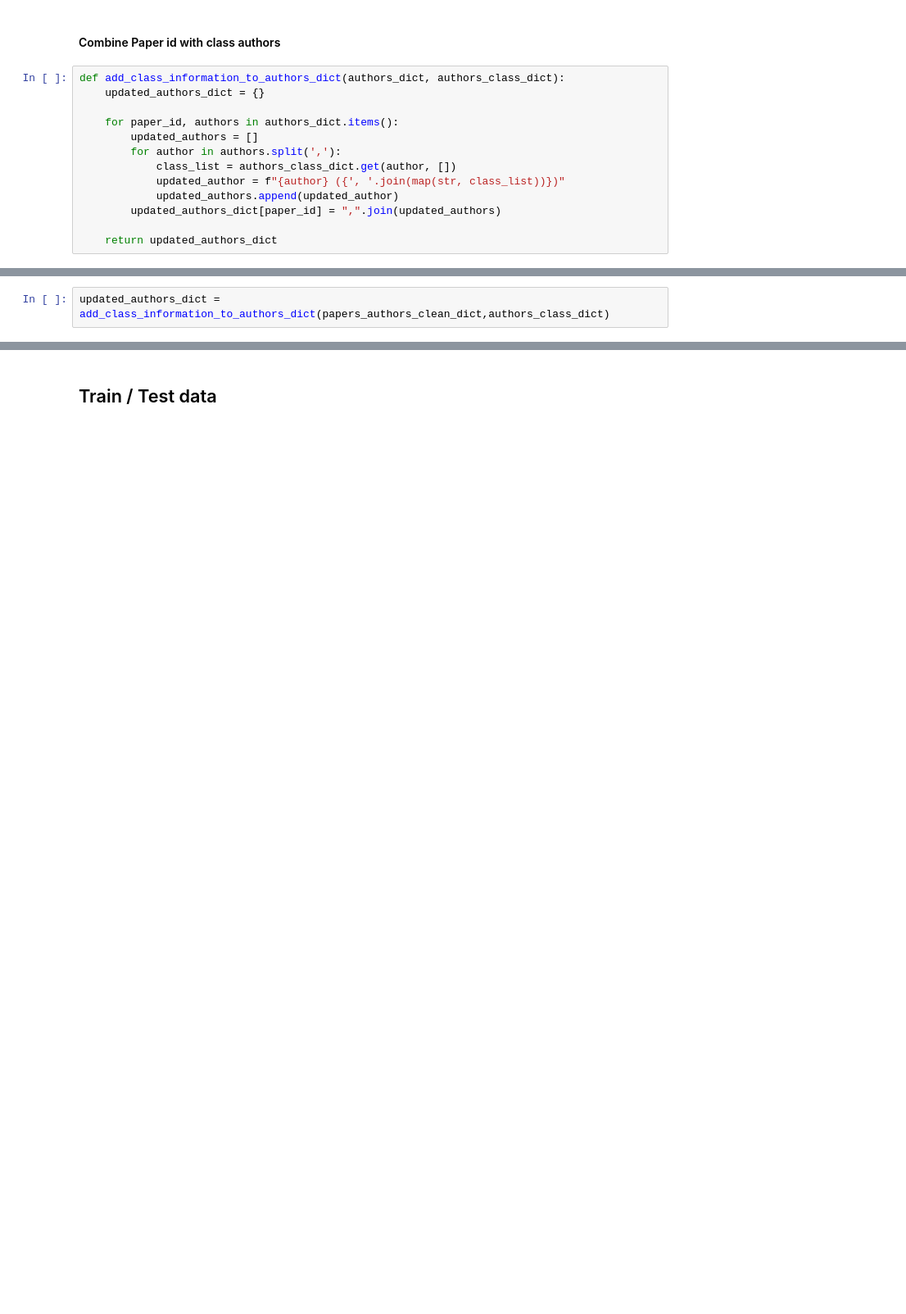
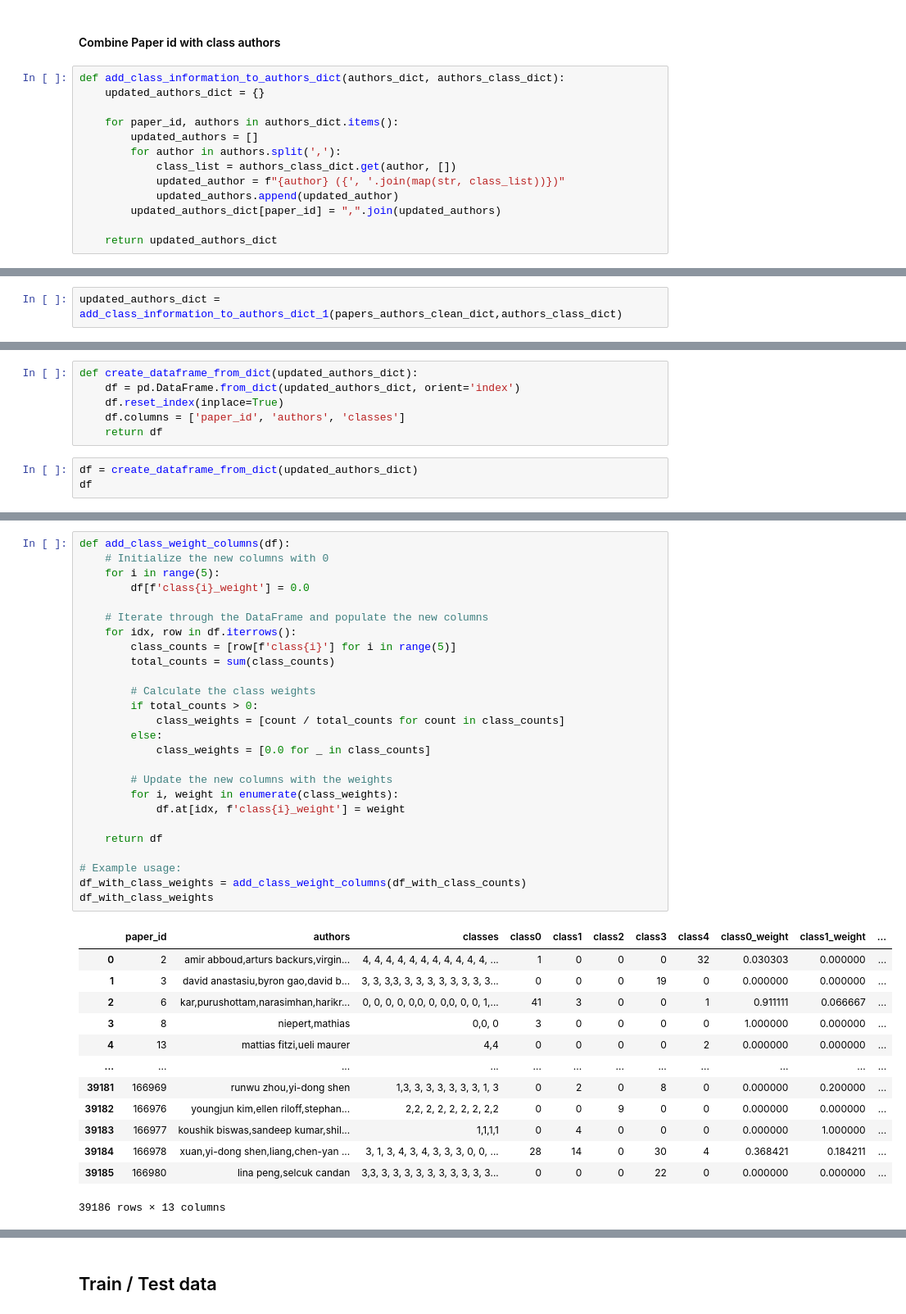
Before and after one commit to panagiotisgia/Publication_Venue_Prediction, a Jupyter notebook: main_2.ipynb, the cells around one changed output, grey strips where cells are left out. Shown at 82% size. Drawn from its saved outputs; the diff is of its cells as text; blank space fills up the shorter version.

```diff
--- a/main_2.ipynb
+++ b/main_2.ipynb
@@ -379,5 +396,5 @@ def add_class_information_to_authors_dict(authors_dict, authors_class_dict):
 # %%
-updated_authors_dict = add_class_information_to_authors_dict(papers_authors_clean_dict,authors_class_dict)
+updated_authors_dict = add_class_information_to_authors_dict_1(papers_authors_clean_dict,authors_class_dict)
 # %%
 updated_authors_dict
 # %% [output]
@@ -400 +417,10 @@ updated_authors_dict
  ...}
+# %%
+def create_dataframe_from_dict(updated_authors_dict):
+    df = pd.DataFrame.from_dict(updated_authors_dict, orient='index')
+    df.reset_index(inplace=True)
+    df.columns = ['paper_id', 'authors', 'classes']
+    return df
+# %%
+df = create_dataframe_from_dict(updated_authors_dict)
+df
@@ -400,0 +481,40 @@ updated_authors_dict
+# %%
+def add_class_weight_columns(df):
+    # Initialize the new columns with 0
+    for i in range(5):
+        df[f'class{i}_weight'] = 0.0
+
+    # Iterate through the DataFrame and populate the new columns
+    for idx, row in df.iterrows():
+        class_counts = [row[f'class{i}'] for i in range(5)]
+        total_counts = sum(class_counts)
+
+        # Calculate the class weights
+        if total_counts > 0:
+            class_weights = [count / total_counts for count in class_counts]
+        else:
+            class_weights = [0.0 for _ in class_counts]
+
+        # Update the new columns with the weights
+        for i, weight in enumerate(class_weights):
+            df.at[idx, f'class{i}_weight'] = weight
+
+    return df
+
+# Example usage:
+df_with_class_weights = add_class_weight_columns(df_with_class_counts)
+df_with_class_weights
+# %% [output]
+|  | paper_id | authors | classes | class0 | class1 | class2 | class3 | class4 | class0_weight | class1_weight | ... |
+| 0 | 2 | amir abboud,arturs backurs,virgin... | 4, 4, 4, 4, 4, 4, 4, 4, 4, 4, 4, ... | 1 | 0 | 0 | 0 | 32 | 0.030303 | 0.000000 | ... |
+| 1 | 3 | david anastasiu,byron gao,david b... | 3, 3, 3,3, 3, 3, 3, 3, 3, 3, 3, 3... | 0 | 0 | 0 | 19 | 0 | 0.000000 | 0.000000 | ... |
+| 2 | 6 | kar,purushottam,narasimhan,harikr... | 0, 0, 0, 0, 0,0, 0, 0,0, 0, 0, 1,... | 41 | 3 | 0 | 0 | 1 | 0.911111 | 0.066667 | ... |
+| 3 | 8 | niepert,mathias | 0,0, 0 | 3 | 0 | 0 | 0 | 0 | 1.000000 | 0.000000 | ... |
+| 4 | 13 | mattias fitzi,ueli maurer | 4,4 | 0 | 0 | 0 | 0 | 2 | 0.000000 | 0.000000 | ... |
+| ... | ... | ... | ... | ... | ... | ... | ... | ... | ... | ... | ... |
+| 39181 | 166969 | runwu zhou,yi-dong shen | 1,3, 3, 3, 3, 3, 3, 3, 1, 3 | 0 | 2 | 0 | 8 | 0 | 0.000000 | 0.200000 | ... |
+| 39182 | 166976 | youngjun kim,ellen riloff,stephan... | 2,2, 2, 2, 2, 2, 2, 2,2 | 0 | 0 | 9 | 0 | 0 | 0.000000 | 0.000000 | ... |
+| 39183 | 166977 | koushik biswas,sandeep kumar,shil... | 1,1,1,1 | 0 | 4 | 0 | 0 | 0 | 0.000000 | 1.000000 | ... |
+| 39184 | 166978 | xuan,yi-dong shen,liang,chen-yan ... | 3, 1, 3, 4, 3, 4, 3, 3, 3, 0, 0, ... | 28 | 14 | 0 | 30 | 4 | 0.368421 | 0.184211 | ... |
+| 39185 | 166980 | lina peng,selcuk candan | 3,3, 3, 3, 3, 3, 3, 3, 3, 3, 3, 3... | 0 | 0 | 0 | 22 | 0 | 0.000000 | 0.000000 | ... |
+39186 rows × 13 columns
```
Also changed, not shown: parts of 18 cells of this notebook, 3 other files.
